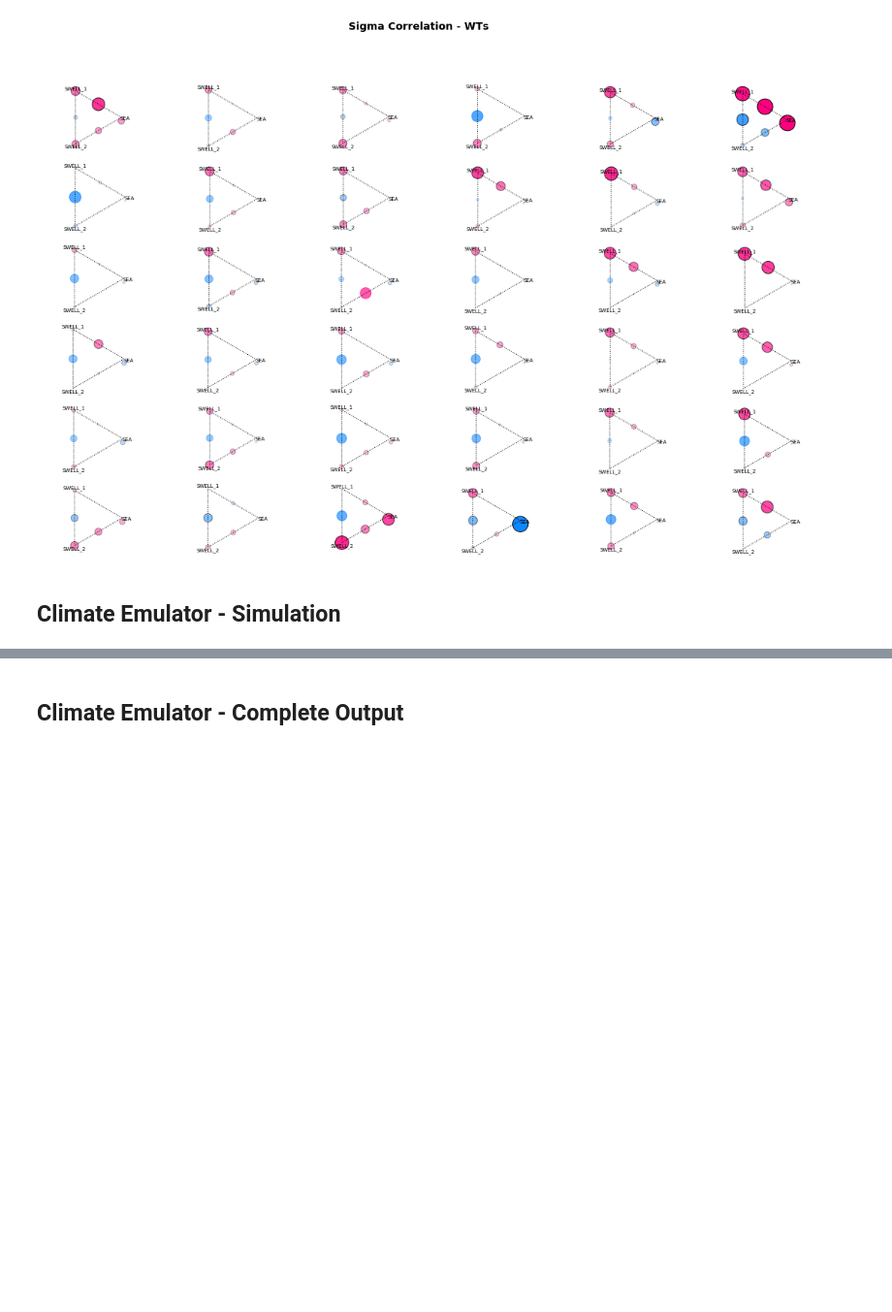
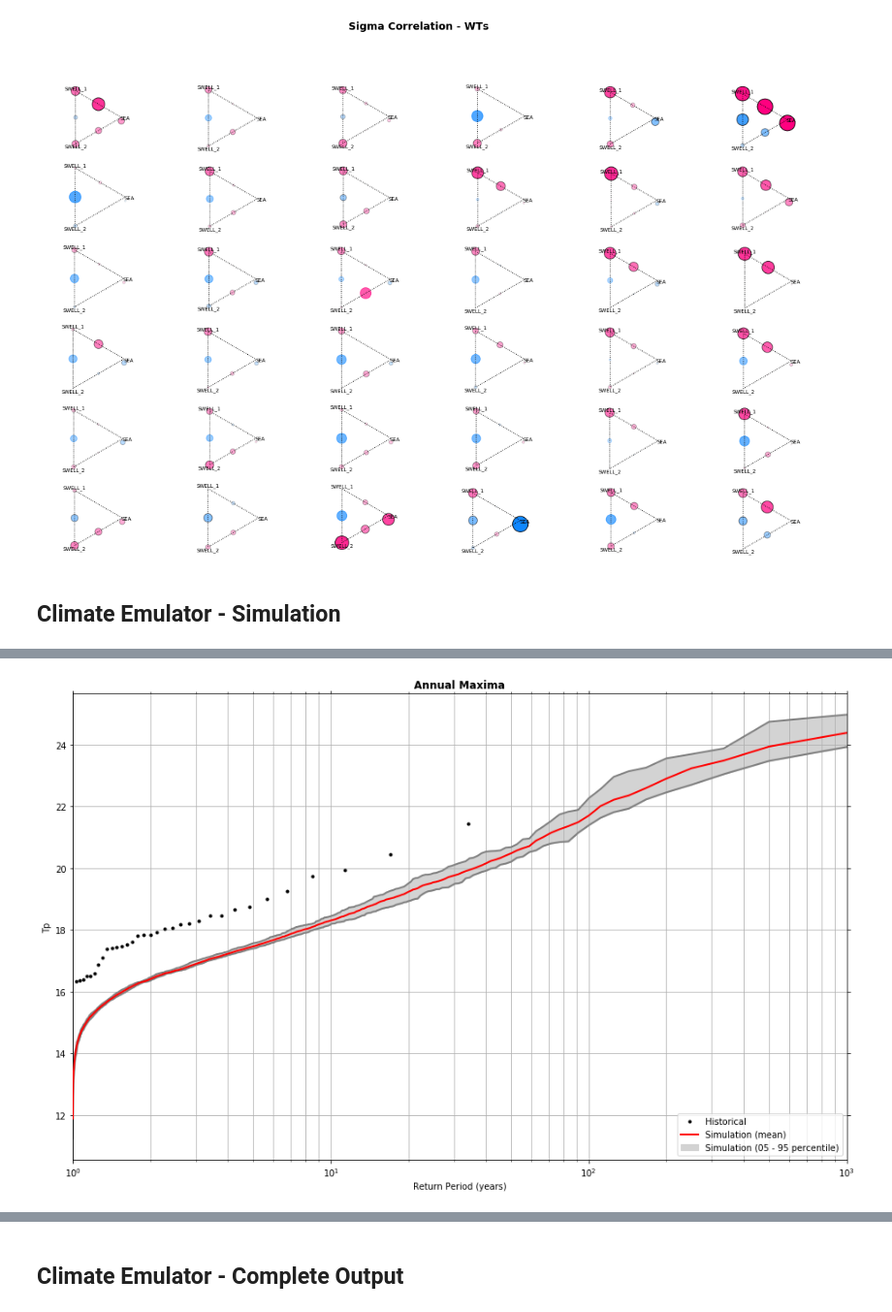
Before and after one commit to teslakit/teslakit, a Jupyter notebook: notebooks/nb_KWAJALEIN/12_Climate_Emulator.ipynb, the cells around one changed output, grey strips where cells are left out. Shown at 97% size. Cells and saved outputs as stored; diff of their text form; code cells hidden in the pictures; blank space fills up the shorter version.

```diff
--- a/notebooks/nb_KWAJALEIN/12_Climate_Emulator.ipynb
+++ b/notebooks/nb_KWAJALEIN/12_Climate_Emulator.ipynb
@@ -140,0 +213,15 @@ Plot_Waves_Histogram_FitSim(WVS_fit, WVS_sim.isel(n_sim=0));
+# %%
+# --------------------------------------
+#  Annual Maxima
+var_name = 'Tp'
+
+# historical annual maxima
+hist_A = CE.WVS_MS[var_name].groupby('time.year').max(dim='time')
+
+# simulation annual maxima
+sim_A = SIM_WAVES_h[var_name].groupby('time.year').max(dim='time')
+
+# Plot Return Period graph
+Plot_ReturnPeriodValidation(hist_A, sim_A);
+# %% [output]
+[figure, added]
```
Also changed, not shown: parts of 13 cells of this notebook.
